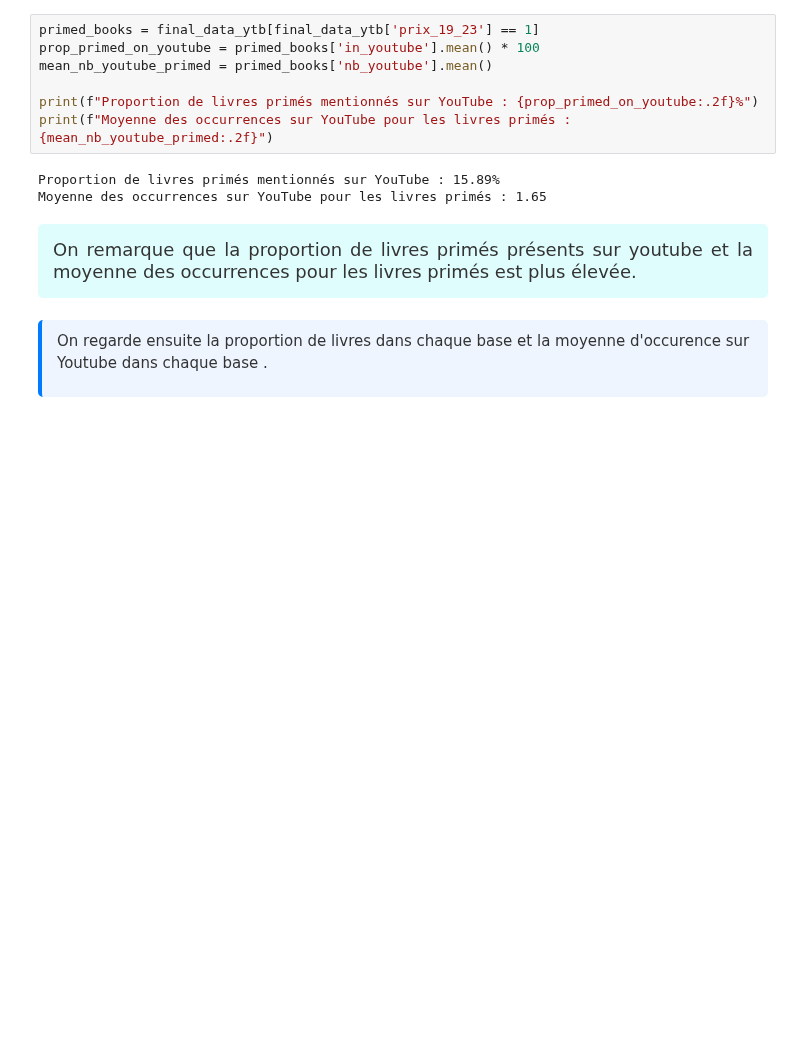
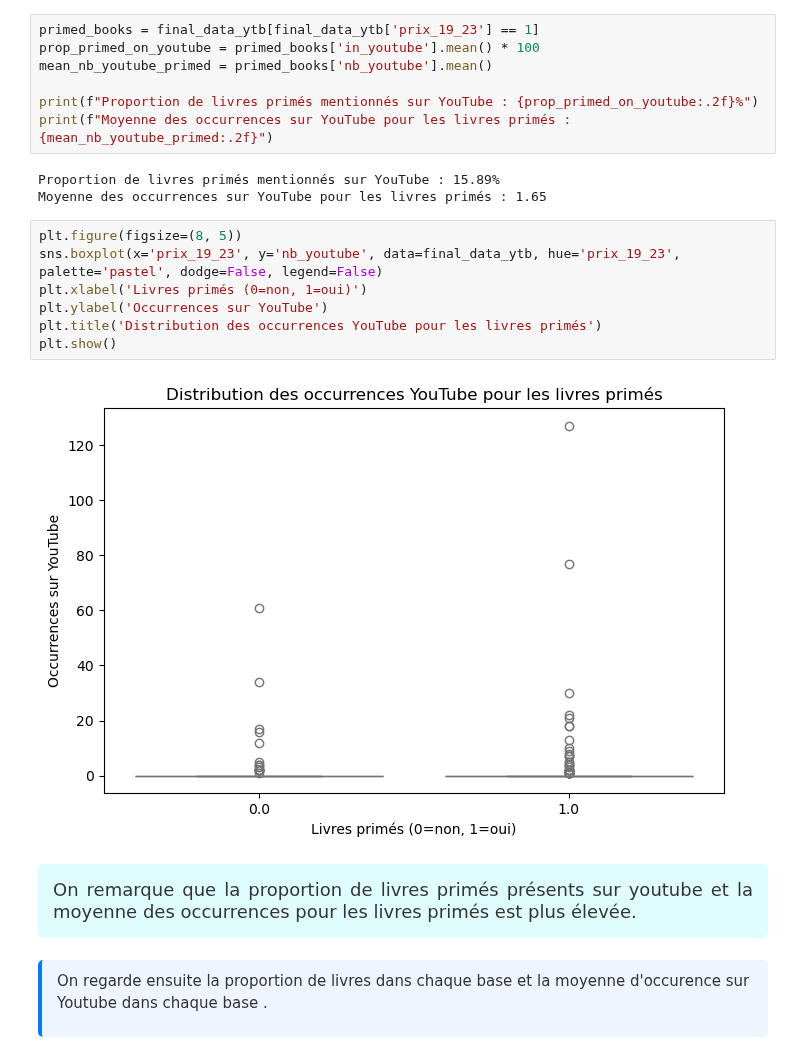
Before and after one commit to manonmgd/pythonds_MM_MM_DS, a Jupyter notebook: analyse_de_données.ipynb, the cells around one changed output. Drawn from its saved outputs; the diff is of its cells as text; blank space fills up the shorter version.

Commit message:
stat descriptive youtube

```diff
--- a/analyse_de_données.ipynb
+++ b/analyse_de_données.ipynb
@@ -1234,6 +1234,15 @@ print(f"Moyenne des occurrences sur YouTube pour les livres primés : {mean_nb_y
 # %% [output]
 Proportion de livres primés mentionnés sur YouTube : 15.89%
 Moyenne des occurrences sur YouTube pour les livres primés : 1.65
+# %%
+plt.figure(figsize=(8, 5))
+sns.boxplot(x='prix_19_23', y='nb_youtube', data=final_data_ytb, hue='prix_19_23', palette='pastel', dodge=False, legend=False)
+plt.xlabel('Livres primés (0=non, 1=oui)')
+plt.ylabel('Occurrences sur YouTube')
+plt.title('Distribution des occurrences YouTube pour les livres primés')
+plt.show()
+# %% [output]
+[figure, added]
 # %% [markdown]
 <div style="
     font-family: 'Time', serif;
```
Also changed, not shown: parts of 4 cells of this notebook.
